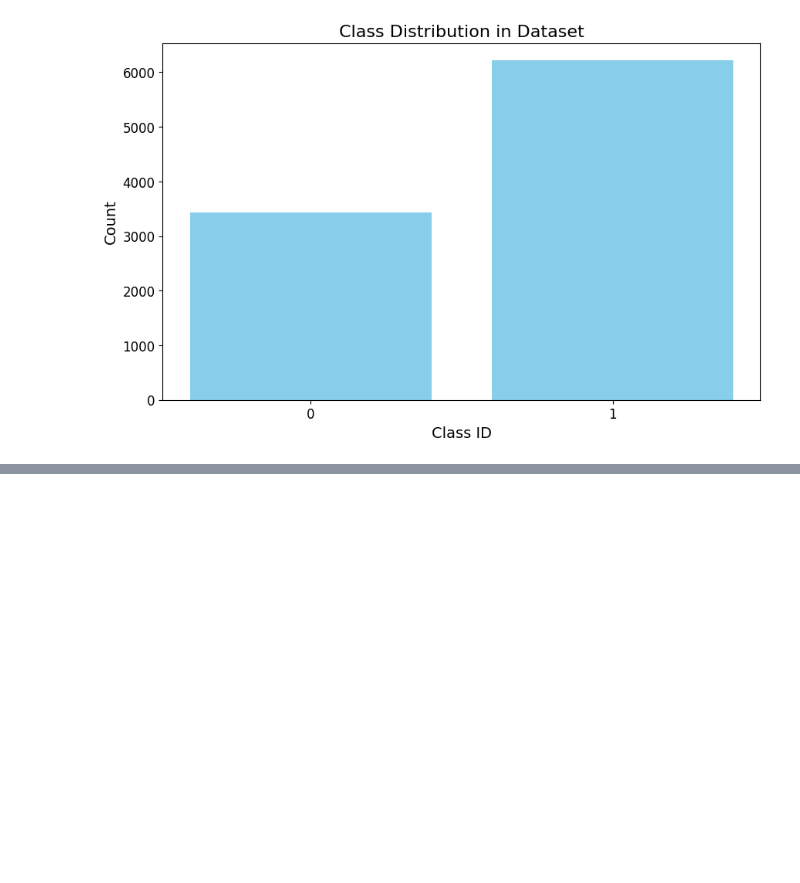
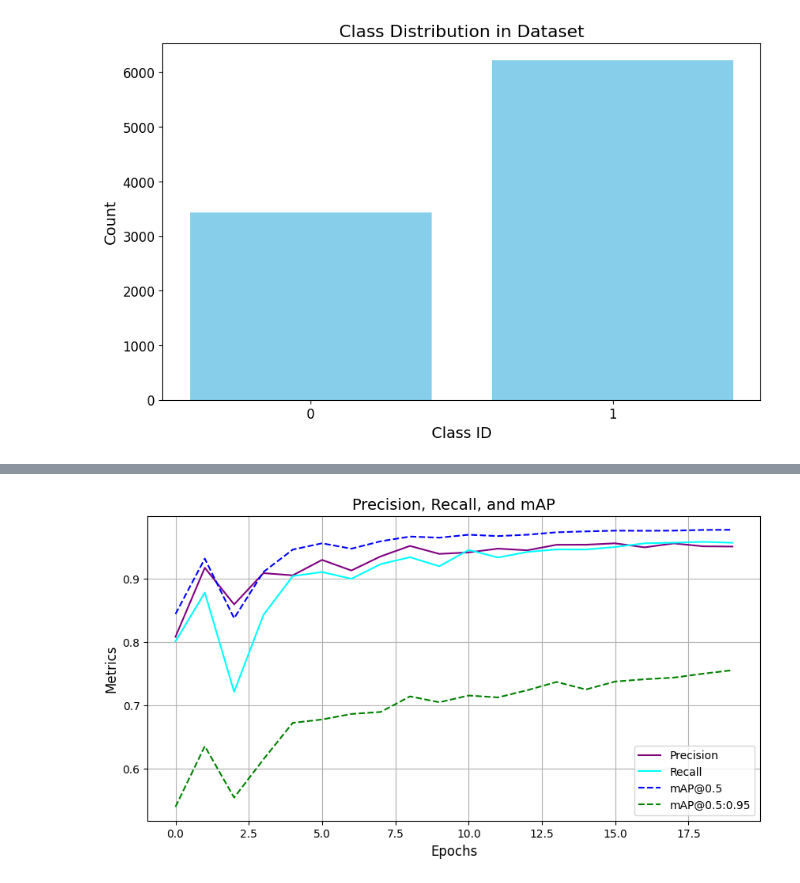
Before and after one commit to abaksaj/rs_projekt, a Jupyter notebook: RS_YOLOv8_object_detection.ipynb, the cells around one changed output, grey strips where cells are left out. Cells and saved outputs as stored; diff of their text form; code cells hidden in the pictures; blank space fills up the shorter version.

```diff
--- a/RS_YOLOv8_object_detection.ipynb
+++ b/RS_YOLOv8_object_detection.ipynb
@@ -379,0 +449,15 @@ plt.show()
+# %%
+# Plot Precision, Recall, and mAP
+plt.figure(figsize=(10, 5))
+plt.plot(epochs, precision, label="Precision", color="purple")
+plt.plot(epochs, recall, label="Recall", color="cyan")
+plt.plot(epochs, map_50, label="mAP@0.5", color="blue", linestyle="dashed")
+plt.plot(epochs, map_50_95, label="mAP@0.5:0.95", color="green", linestyle="dashed")
+plt.xlabel("Epochs", fontsize=12)
+plt.ylabel("Metrics", fontsize=12)
+plt.title("Precision, Recall, and mAP", fontsize=14)
+plt.legend(fontsize=10)
+plt.grid(True)
+plt.show()
+# %% [output]
+[figure, added]
```
Also changed, not shown: parts of 14 cells of this notebook.
